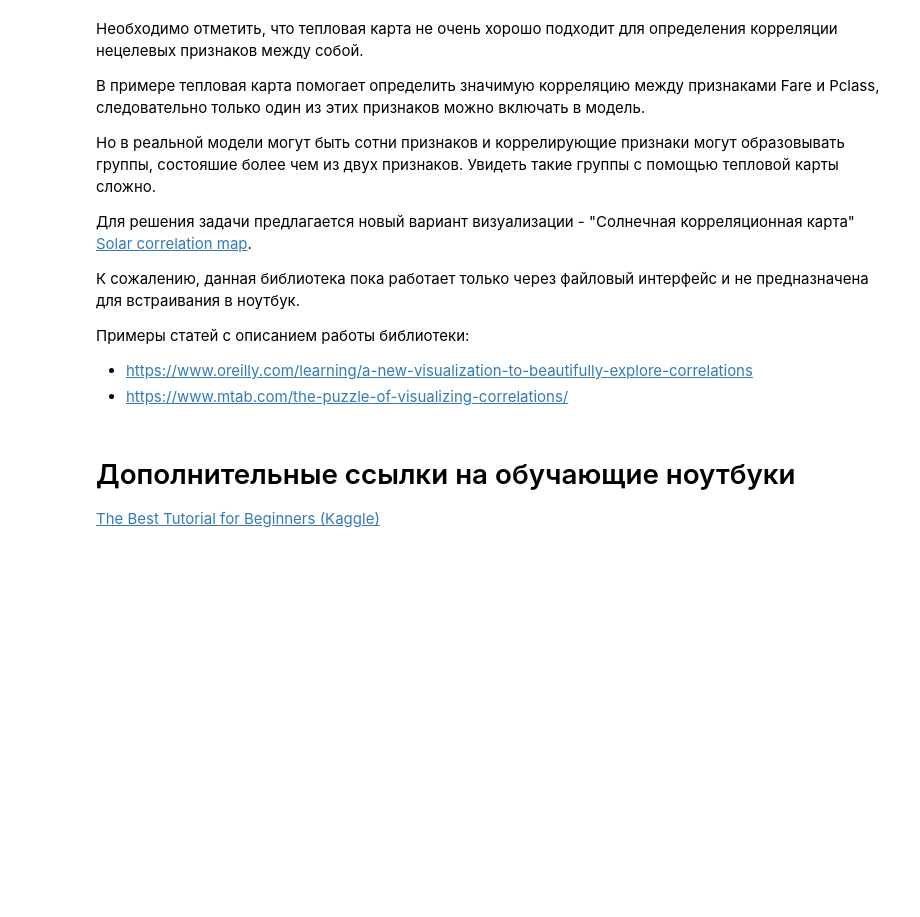
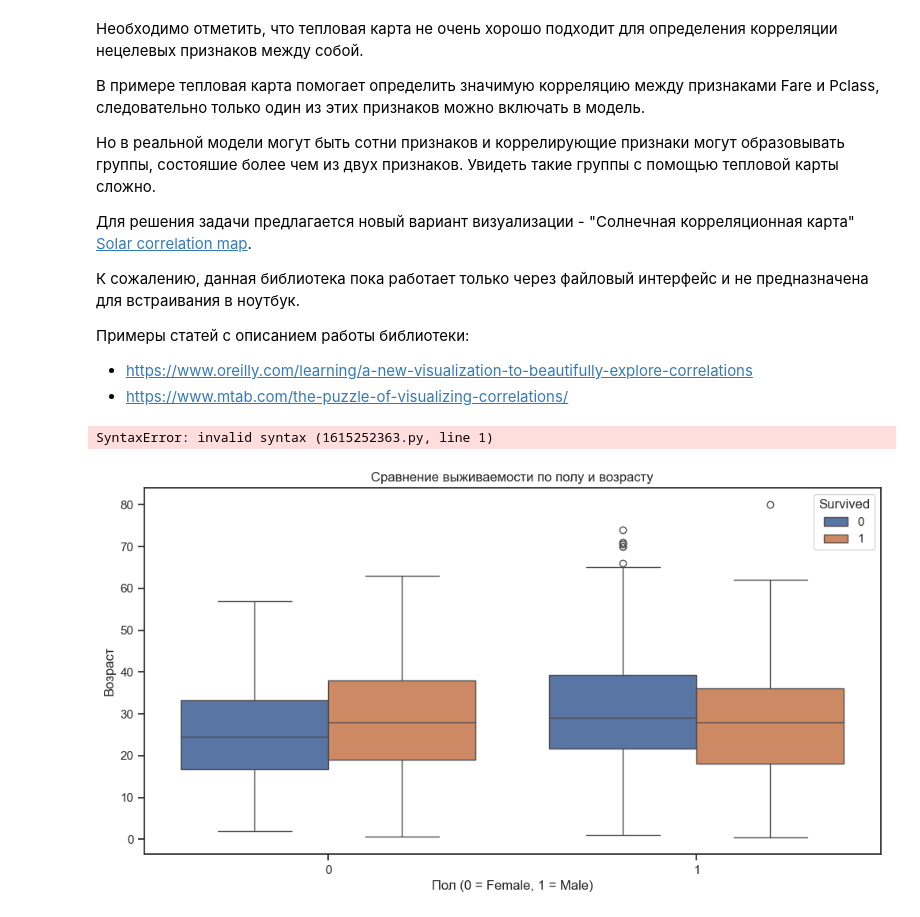
Before and after one commit to resxton/MLT_2025, a Jupyter notebook: ЛР1/ЛР1.ipynb, the cells around one changed output. Drawn from its saved outputs; the diff is of its cells as text; code cells hidden in the pictures; blank space fills up the shorter version.

```diff
--- a/ЛР1/ЛР1.ipynb
+++ b/ЛР1/ЛР1.ipynb
@@ -399,7 +400,19 @@ plt.show()
 Примеры статей с описанием работы библиотеки:
 - https://www.oreilly.com/learning/a-new-visualization-to-beautifully-explore-correlations
 - https://www.mtab.com/the-puzzle-of-visualizing-correlations/
-# %% [markdown]
-# Дополнительные ссылки на обучающие ноутбуки
-
-[The Best Tutorial for Beginners (Kaggle)](https://www.kaggle.com/getting-started/71679)
+# %%
+// smol add
+# %% [output]
+SyntaxError: invalid syntax (1615252363.py, line 1)
+# %%
+data['Sex'] = data['Sex'].map({'male': 1, 'female': 0})
+
+plt.figure(figsize=(12, 6))
+sns.boxplot(data=data, x='Sex', y='Age', hue='Survived')
+
+plt.title('Сравнение выживаемости по полу и возрасту')
+plt.xlabel('Пол (0 = Female, 1 = Male)')
+plt.ylabel('Возраст')
+plt.show()
+# %% [output]
+[figure, added]
```
Also changed, not shown: parts of 6 cells of this notebook, 8 other files.
